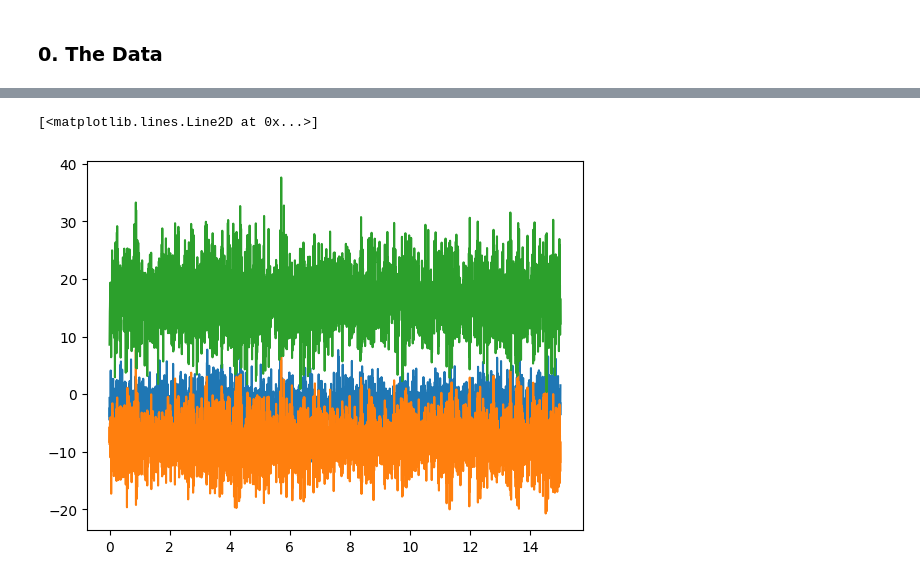
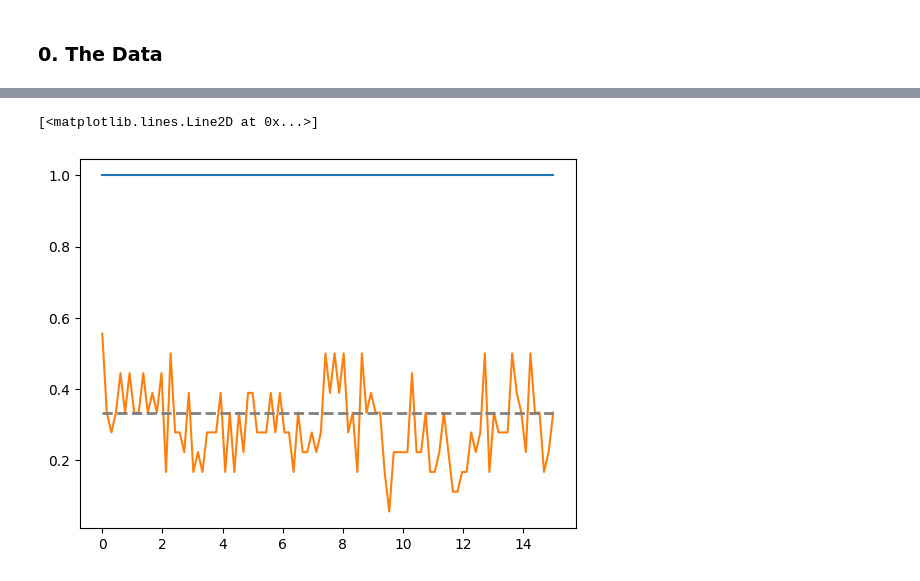
Before and after one commit to adkipnis/compositional-inference-experiment, a Jupyter notebook: simulation-test/spell-decoder.ipynb, the cells around one changed output, grey strips where cells are left out. Saved outputs shown, nothing was run; the diff lists cells and outputs as text; code cells hidden in the pictures.

Commit message:
basic multinomial classifier implementation

```diff
--- a/simulation-test/spell-decoder.ipynb
+++ b/simulation-test/spell-decoder.ipynb
@@ -19,7 +19,9 @@ Then there exists a maximum likelihood estimator for $ B_s = (a_s, \mathbf A_s)$
 # %%
 nChan = 102 # number of magnetometer channels
 nObs = 30
-nSamples = 15 * 200 # 15 seconds of data at 200 Hz
+nSeconds = 5
+Hz = 20
+nSamples = nSeconds * Hz # 5 seconds of data at 20 Hz
 nSpells = 3
 # %%
 def plotMat(matrix: np.ndarray, title: str) -> None:
@@ -36,9 +38,9 @@ def genPDMat(n: int) -> np.ndarray:
     pdmat = eigenvectors @ np.diag(eigenvalues) @ np.linalg.inv(eigenvectors)
     return np.real(pdmat)
 
-var = 1.
+var = 0.5
 sigma = datasets.make_spd_matrix(nChan) + var * np.eye(nChan)
-mu = np.random.randint(low=-10, high=10, size=nChan)
-A = genPDMat(nChan)
+mus = [np.random.randint(low=-10, high=10, size=nChan) for _ in range(nSpells)]
+As = [genPDMat(nChan) for _ in range(nSpells)]
 # %%
 plotMat(sigma, "Simulated Noise Covariance")
@@ -55,0 +82,19 @@ for t in range(1, nSamples):
+# %%
+from sklearn.model_selection import train_test_split
+X = np.array([genVAR(nChan, nSamples, mus[i], sigma, As[i]) for _ in range(nObs) for i in range(nSpells)]) # shape (nObs * nSpells, nChan, nSamples)
+X_train, X_test, y_train, y_test = train_test_split(X, [0] * nObs + [1] * nObs + [2] * nObs, test_size=0.2, random_state=42)
+# %%
+from sklearn.linear_model import LogisticRegression
+mnc = LogisticRegression(multi_class='multinomial', solver='newton-cg', max_iter=1000, penalty="l2")
+
+def getAccuracy(X_train: np.ndarray, y_train: np.ndarray, X_test: np.ndarray, y_test: np.ndarray, mnc: LogisticRegression) -> float:
+    trainAcc = []
+    testAcc = []
+    for i in range(nSamples):
+        print(f"Training on time point {i+1} of {nSamples}")
+        mnc = mnc.fit(X_train[:,:,i], y_train)
+        trainAcc.append(mnc.score(X_train[:,:,i], y_train))
+        testAcc.append(mnc.score(X_test[:,:,i], y_test))
+    return trainAcc, testAcc
+
+trainAcc, testAcc = getAccuracy(X_train, y_train, X_test, y_test, mnc)
@@ -56,7 +159,7 @@ for t in range(1, nSamples):
 # %%
-plt.plot(np.linspace(0, 15, nSamples), x[1,:])
-plt.plot(np.linspace(0, 15, nSamples), x[2,:])
-plt.plot(np.linspace(0, 15, nSamples), x[3,:])
+plt.plot(np.linspace(0, 15, nSamples), trainAcc)
+plt.plot(np.linspace(0, 15, nSamples), testAcc)
+plt.plot([0, 15], [1/nSpells, 1/nSpells], color='grey', linestyle='--', linewidth=2)
 # %% [output]
 [<matplotlib.lines.Line2D at 0x...>]
-[figure, old version]
+[figure, new version]
```
Also changed, not shown: parts of 5 cells of this notebook.
